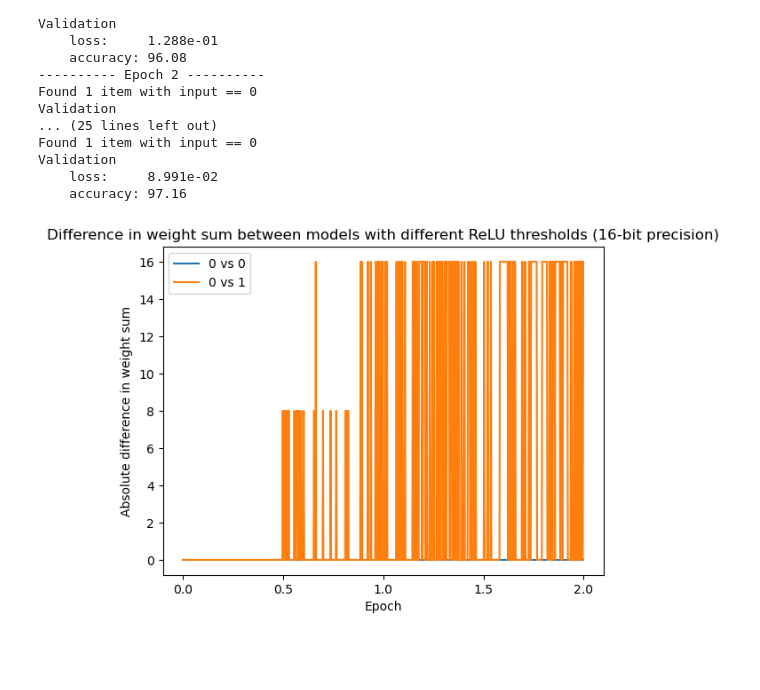
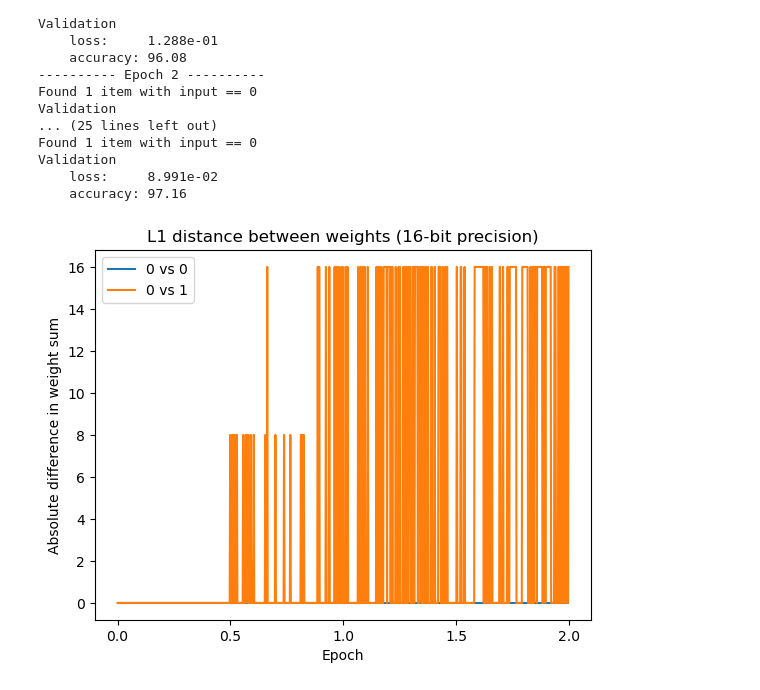
Before and after one commit to CS-433/ml-project-2-ristrettolearning-2, a Jupyter notebook: notebooks/initial_experiment.ipynb, the cells around one changed output. Drawn from its saved outputs; the diff is of its cells as text; code cells hidden in the pictures; blank space fills up the shorter version.

```diff
--- a/notebooks/initial_experiment.ipynb
+++ b/notebooks/initial_experiment.ipynb
@@ -105,12 +105,12 @@ Validation
 # %%
 diff = pd.DataFrame({
     "0 vs 0": np.abs(metrics[0]["train"]['weight_sum'] - metrics[1]["train"]['weight_sum']),
     "0 vs 1": np.abs(metrics[0]["train"]['weight_sum'] - metrics[2]["train"]['weight_sum'])
 })
 sns.lineplot(data=diff, dashes=False)
 plt.xticks(np.arange(2 * epochs + 1) / 4 * diff.shape[0], np.arange(0, epochs + 0.5, 0.5))
 plt.xlabel("Epoch")
 plt.ylabel("Absolute difference in weight sum")
-plt.title("Difference in weight sum between models with different ReLU thresholds (16-bit precision)");
+plt.title("L1 distance between weights (16-bit precision)");
 # %% [output]
-[figure, old version]
+[figure, new version]
```
Also changed, not shown: parts of 1 cell of this notebook, 15 other files.
